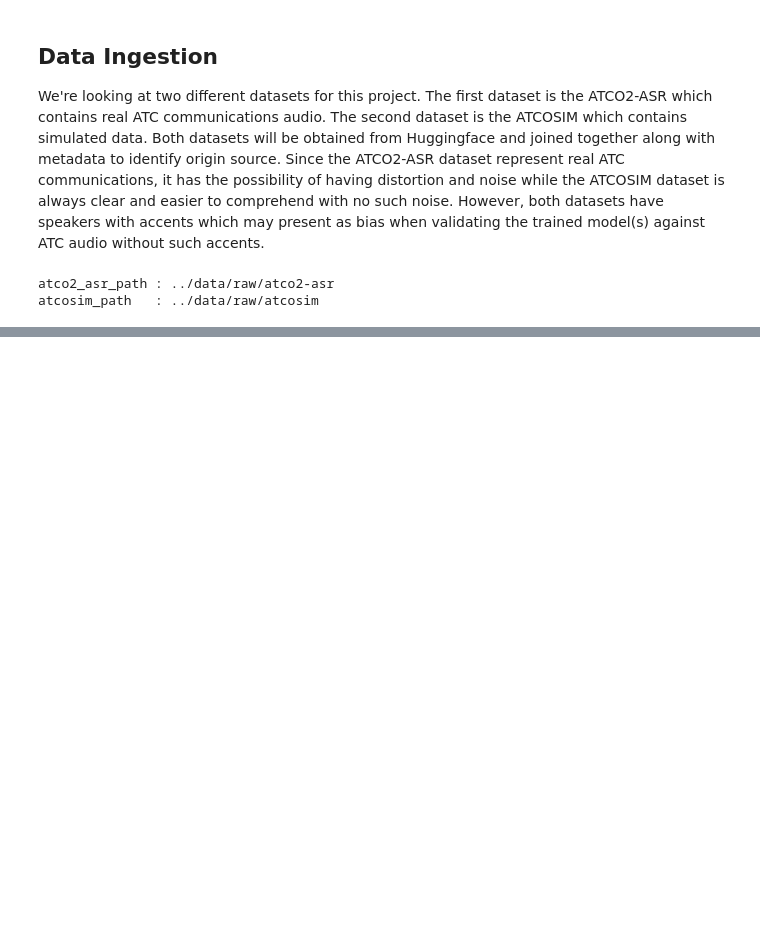
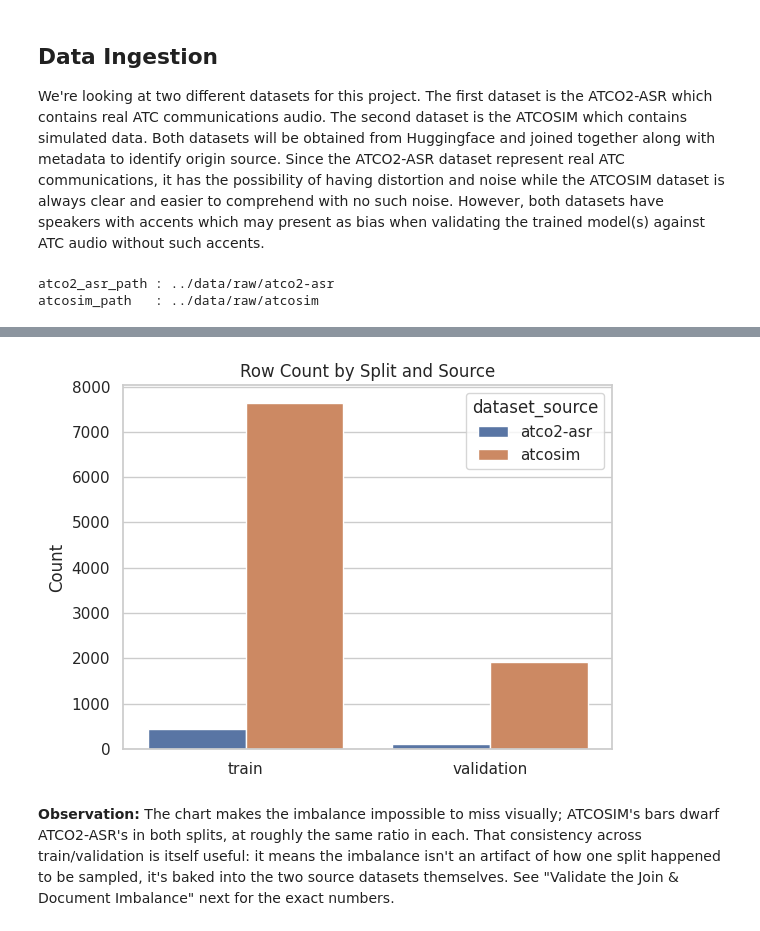
Before and after one commit to BrettFX/UMBC-DATA606-Capstone, a Jupyter notebook: notebooks/allen_data_606_proposal_eda.ipynb, the cells around one changed output, grey strips where cells are left out. Drawn from its saved outputs; the diff is of its cells as text; code cells hidden in the pictures; blank space fills up the shorter version.

```diff
--- a/notebooks/allen_data_606_proposal_eda.ipynb
+++ b/notebooks/allen_data_606_proposal_eda.ipynb
@@ -45,0 +373,15 @@ atcosim_dataset = load_dataset("jlvdoorn/atcosim", cache_dir=atcosim_path)
+# %%
+# Since the two columns agree, one chart covers both: split size by source.
+# (The per-source imbalance this reveals is examined in detail in "Validate
+# the Join & Document Imbalance" below.)
+fig, ax = plt.subplots(figsize=(6, 4.5))
+sns.countplot(data=utterance_df, x="original_split", hue="dataset_source", ax=ax)
+ax.set_title("Row Count by Split and Source")
+ax.set_xlabel("")
+ax.set_ylabel("Count")
+plt.tight_layout()
+plt.show()
+# %% [output]
+[figure, added]
+# %% [markdown]
+**Observation:** The chart makes the imbalance impossible to miss visually; ATCOSIM's bars dwarf ATCO2-ASR's in both splits, at roughly the same ratio in each. That consistency across train/validation is itself useful: it means the imbalance isn't an artifact of how one split happened to be sampled, it's baked into the two source datasets themselves. See "Validate the Join & Document Imbalance" next for the exact numbers.
```
Also changed, not shown: parts of 69 cells of this notebook, 5 other files.
